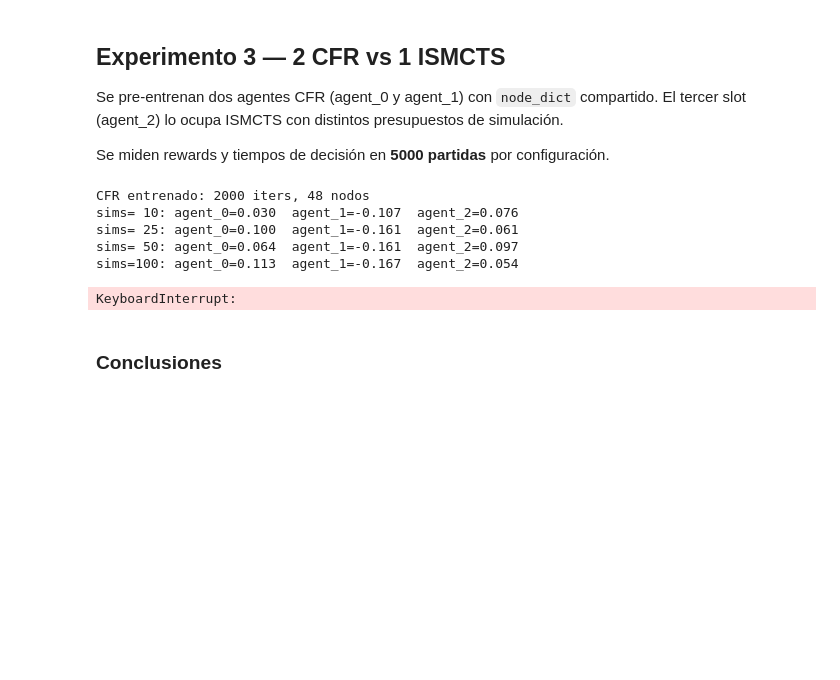
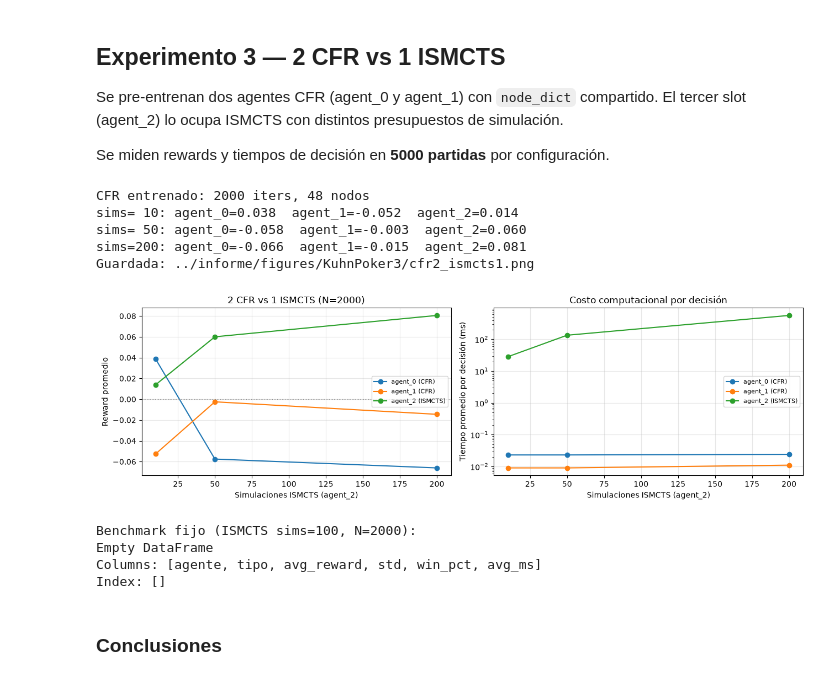
Before and after one commit to nataliacampiglia/multiagentes_obligarotio_2, a Jupyter notebook: Alternating Games/KuhnPoker3.ipynb, the cells around one changed output. Saved outputs shown, nothing was run; the diff lists cells and outputs as text; code cells hidden in the pictures; blank space fills up the shorter version.

Commit message:
feat: Mas rollouts en ISMCTS

```diff
--- a/Alternating Games/KuhnPoker3.ipynb
+++ b/Alternating Games/KuhnPoker3.ipynb
@@ -252,7 +251,7 @@ Se miden rewards y tiempos de decisión en **5000 partidas** por configuración.
 # %%
 N_EXP3 = 2000
 CFR_ITERS = 2000
-sim_grid = [10, 25, 50, 100]
+sim_grid = [10, 50, 200]
 colors = {'agent_0': 'tab:blue', 'agent_1': 'tab:orange', 'agent_2': 'tab:green'}
 
 # Pre-entrenar CFR para agent_0 y agent_1
@@ -265,7 +264,7 @@ print(f'CFR entrenado: {CFR_ITERS} iters, {len(c0.node_dict)} nodos')
 rows = []
 for sims in sim_grid:
     c2 = InformationSetMCTS(game=game, agent='agent_2', simulations=sims,
-                             rollouts=3, sample_from_infoset=kuhn3_sample)
+                             rollouts=8, sample_from_infoset=kuhn3_sample)
     agents = {'agent_0': c0, 'agent_1': c1, 'agent_2': c2}
 
     rewards = {a: [] for a in game.agents}
@@ -307,37 +306,41 @@ for ag in game.agents:
     axes[0].plot(sub.sims, sub.avg_reward, marker='o', label=label, color=colors[ag])
 axes[0].axhline(0, color='gray', linestyle=':', linewidth=0.8)
 axes[0].set_xlabel('Simulaciones ISMCTS (agent_2)')
 axes[0].set_ylabel('Reward promedio')
 axes[0].set_title(f'2 CFR vs 1 ISMCTS (N={N_EXP3})')
 axes[0].legend(fontsize=8)
 axes[0].grid(alpha=0.3)
 
 # Tiempo de decisión
 for ag in game.agents:
     sub = df_exp3[df_exp3.agente == ag]
     label = ag + (' (ISMCTS)' if ag == 'agent_2' else ' (CFR)')
     axes[1].plot(sub.sims, sub.avg_ms, marker='o', label=label, color=colors[ag])
 axes[1].set_xlabel('Simulaciones ISMCTS (agent_2)')
 axes[1].set_ylabel('Tiempo promedio por decisión (ms)')
 axes[1].set_title('Costo computacional por decisión')
 axes[1].set_yscale('log')
 axes[1].legend(fontsize=8)
 axes[1].grid(alpha=0.3)
 
 fig.tight_layout()
 savefig(fig, 'cfr2_ismcts1.png')
 plt.show()
 
 # benchmark
 bench = df_exp3[df_exp3.sims == 100][['agente', 'tipo', 'avg_reward', 'std', 'win_pct', 'avg_ms']]
 print(f'\nBenchmark fijo (ISMCTS sims=100, N={N_EXP3}):')
 print(bench.to_string(index=False))
 # %% [output]
 CFR entrenado: 2000 iters, 48 nodos
-sims= 10: agent_0=0.030  agent_1=-0.107  agent_2=0.076
-sims= 25: agent_0=0.100  agent_1=-0.161  agent_2=0.061
-sims= 50: agent_0=0.064  agent_1=-0.161  agent_2=0.097
-sims=100: agent_0=0.113  agent_1=-0.167  agent_2=0.054
+sims= 10: agent_0=0.038  agent_1=-0.052  agent_2=0.014
+sims= 50: agent_0=-0.058  agent_1=-0.003  agent_2=0.060
+sims=200: agent_0=-0.066  agent_1=-0.015  agent_2=0.081
+Guardada: ../informe/figures/KuhnPoker3/cfr2_ismcts1.png
+[figure, added]
-KeyboardInterrupt:
+Benchmark fijo (ISMCTS sims=100, N=2000):
+Empty DataFrame
+Columns: [agente, tipo, avg_reward, std, win_pct, avg_ms]
+Index: []
 # %% [markdown]
 ### Conclusiones
```
Also changed, not shown: parts of 4 cells of this notebook, 4 other files.
